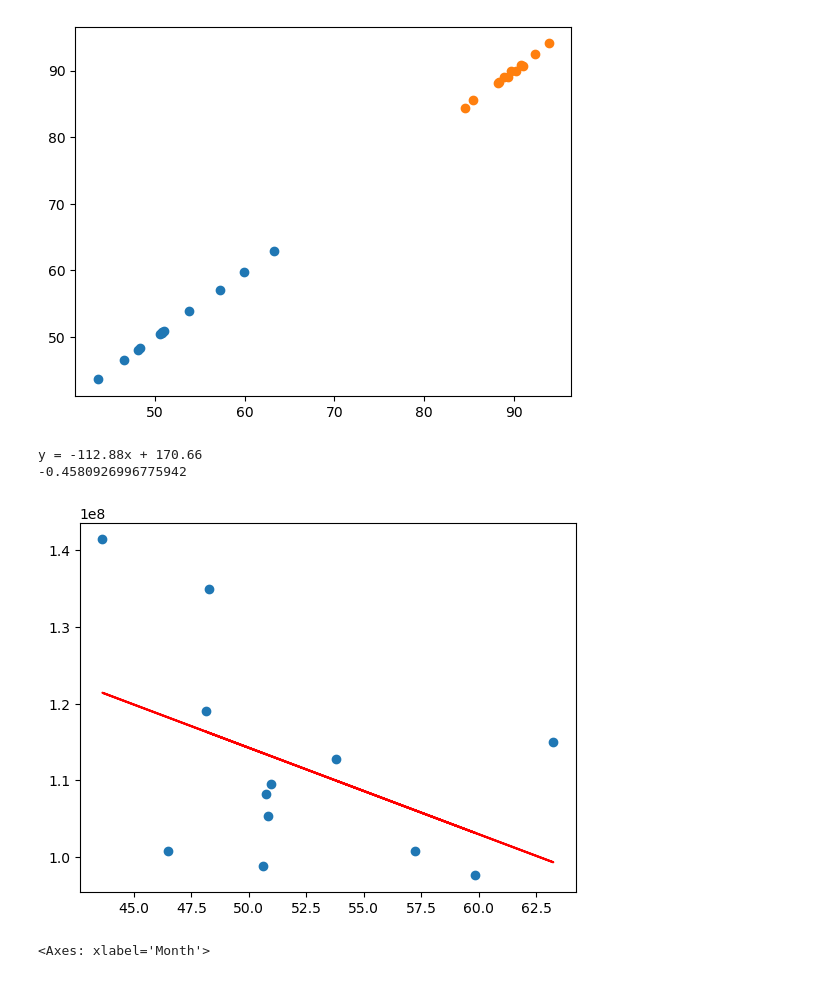
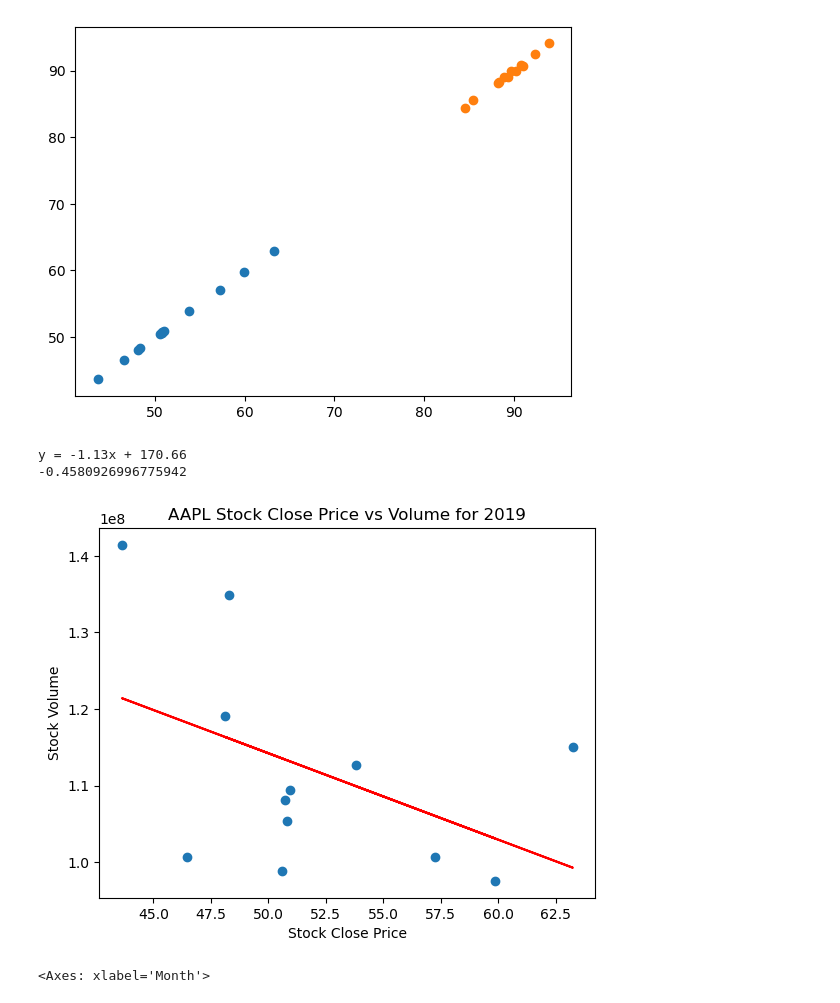
Before and after one commit to salvarenga25/StockMarket_Project, a Jupyter notebook: Stock_Analysis(Closing_Prices).ipynb, the cells around one changed output. Saved outputs shown, nothing was run; the diff lists cells and outputs as text; code cells hidden in the pictures.

```diff
--- a/Stock_Analysis(Closing_Prices).ipynb
+++ b/Stock_Analysis(Closing_Prices).ipynb
@@ -111,27 +118,31 @@ plt.scatter(x=data1[(data1.Ticker=="AMZN")&(data1.Year==2019)].groupby(['Month']
 # %%
    plt.scatter(x=data1[(data1.Ticker=="AAPL")&(data1.Year==2019)].groupby(['Month'])['Close'].mean(),
                 y=data1[(data1.Ticker=="AAPL")&(data1.Year==2019)].groupby(['Month'])['Volume'].mean())
 from scipy.stats import linregress
 
 
 x=data1[(data1.Ticker=="AAPL")&(data1.Year==2019)].groupby(['Month'])['Close'].mean()
 y=data1[(data1.Ticker=="AAPL")&(data1.Year==2019)].groupby(['Month'])['Volume'].mean()
 
 
 (slope,intercept, rvalue, pvalue, stderr)=linregress(x, y)
 regress_values= x*slope+intercept
-line_eq = "y = " + str(round(slope/10000,2)) + "x + " + str(round(intercept/1000000,2))
+line_eq = "y = " + str(round(slope/1000000,2)) + "x + " + str(round(intercept/1000000,2))
 plt.plot(x,regress_values, color='red')
+plt.xlabel("Stock Close Price")
+plt.ylabel("Stock Volume")
+plt.title("AAPL Stock Close Price vs Volume for 2019")
+
 
 plt.annotate(line_eq, (55,1.35),fontsize = 10, color="red")
 
 print(line_eq)
 
 print(rvalue)
 # %% [output]
-y = -112.88x + 170.66
+y = -1.13x + 170.66
 -0.4580926996775942
-[figure, old version]
+[figure, new version]
 # %%
 data1[(data1.Ticker=='TSLA')&(data1.Year==2021)].groupby(['Month'])['Close'].mean().plot()
 data1[(data1.Ticker=='AAPL')&(data1.Year==2021)].groupby(['Month'])['Close'].mean().plot()
```
Also changed, not shown: parts of 24 cells of this notebook, 1 other file.
